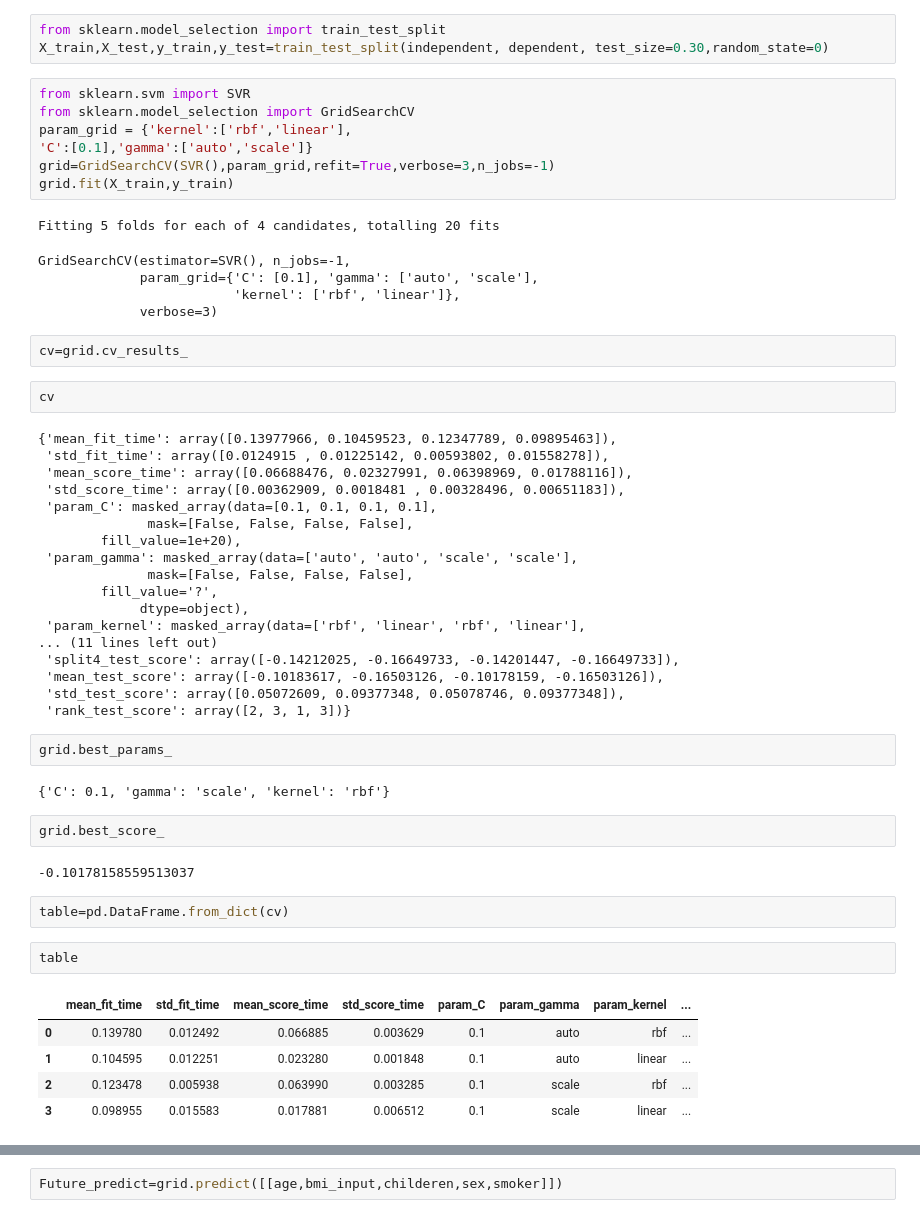
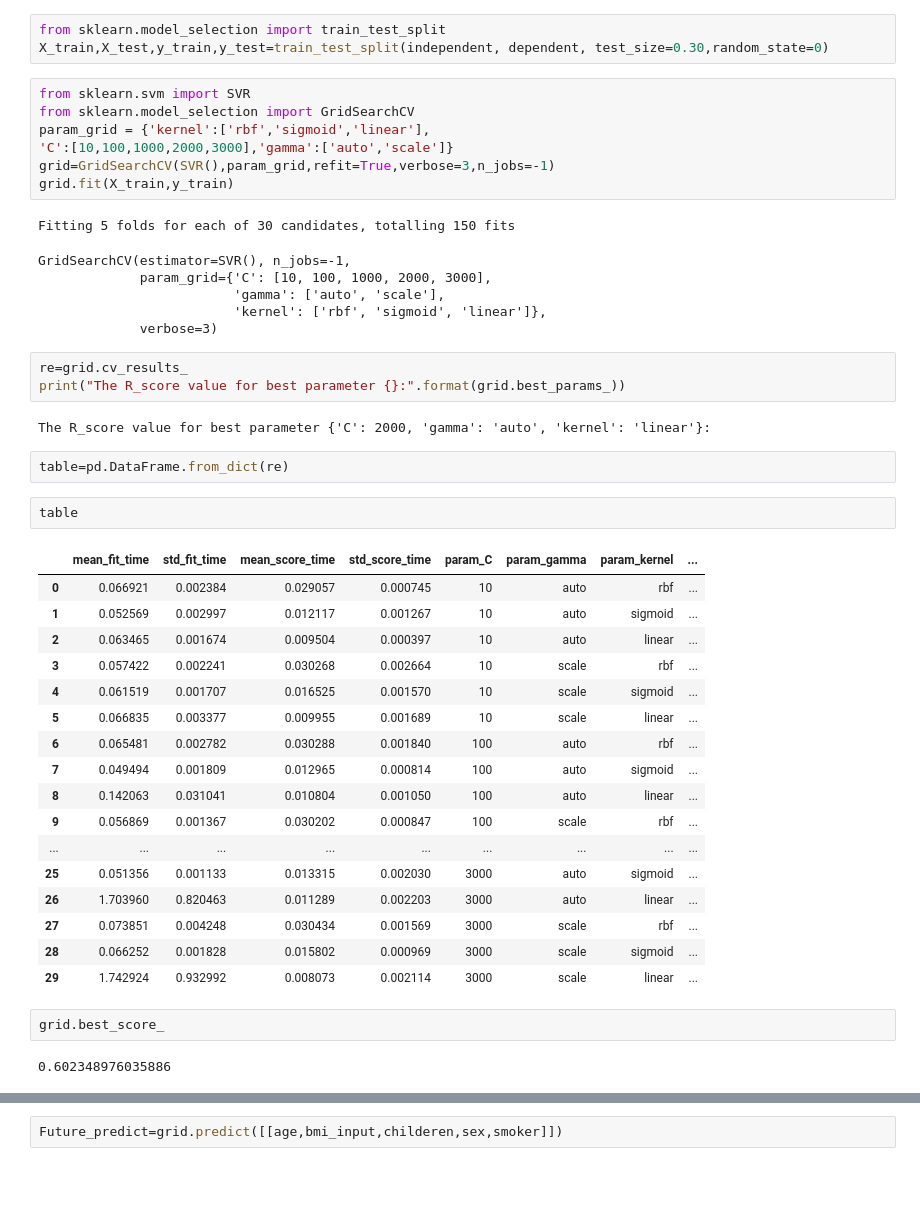
Before and after one commit to GowthamanJayavel/Machine-Learning, a Jupyter notebook: Regression_Assignment/6.SVM-GRID.ipynb, the cells around one changed output, grey strips where cells are left out. Drawn from its saved outputs; the diff is of its cells as text; blank space fills up the shorter version.

```diff
--- a/Regression_Assignment/6.SVM-GRID.ipynb
+++ b/Regression_Assignment/6.SVM-GRID.ipynb
@@ -30,56 +30,48 @@ X_train,X_test,y_train,y_test=train_test_split(independent, dependent, test_size
 # %%
 from sklearn.svm import SVR
 from sklearn.model_selection import GridSearchCV
-param_grid = {'kernel':['rbf','linear'],
-'C':[0.1],'gamma':['auto','scale']}
+param_grid = {'kernel':['rbf','sigmoid','linear'],
+'C':[10,100,1000,2000,3000],'gamma':['auto','scale']}
 grid=GridSearchCV(SVR(),param_grid,refit=True,verbose=3,n_jobs=-1)
 grid.fit(X_train,y_train)
 # %% [output]
-Fitting 5 folds for each of 4 candidates, totalling 20 fits
+Fitting 5 folds for each of 30 candidates, totalling 150 fits
 GridSearchCV(estimator=SVR(), n_jobs=-1,
-             param_grid={'C': [0.1], 'gamma': ['auto', 'scale'],
-                         'kernel': ['rbf', 'linear']},
+             param_grid={'C': [10, 100, 1000, 2000, 3000],
+                         'gamma': ['auto', 'scale'],
+                         'kernel': ['rbf', 'sigmoid', 'linear']},
              verbose=3)
 # %%
-cv=grid.cv_results_
+re=grid.cv_results_
+print("The R_score value for best parameter {}:".format(grid.best_params_))
+# %% [output]
+The R_score value for best parameter {'C': 2000, 'gamma': 'auto', 'kernel': 'linear'}:
 # %%
-cv
+table=pd.DataFrame.from_dict(re)
-# %% [output]
-{'mean_fit_time': array([0.13977966, 0.10459523, 0.12347789, 0.09895463]),
- 'std_fit_time': array([0.0124915 , 0.01225142, 0.00593802, 0.01558278]),
- 'mean_score_time': array([0.06688476, 0.02327991, 0.06398969, 0.01788116]),
- 'std_score_time': array([0.00362909, 0.0018481 , 0.00328496, 0.00651183]),
- 'param_C': masked_array(data=[0.1, 0.1, 0.1, 0.1],
-              mask=[False, False, False, False],
-        fill_value=1e+20),
- 'param_gamma': masked_array(data=['auto', 'auto', 'scale', 'scale'],
-              mask=[False, False, False, False],
-        fill_value='?',
-             dtype=object),
- 'param_kernel': masked_array(data=['rbf', 'linear', 'rbf', 'linear'],
-... (11 lines left out)
- 'split4_test_score': array([-0.14212025, -0.16649733, -0.14201447, -0.16649733]),
- 'mean_test_score': array([-0.10183617, -0.16503126, -0.10178159, -0.16503126]),
- 'std_test_score': array([0.05072609, 0.09377348, 0.05078746, 0.09377348]),
- 'rank_test_score': array([2, 3, 1, 3])}
 # %%
-grid.best_params_
+table
 # %% [output]
-{'C': 0.1, 'gamma': 'scale', 'kernel': 'rbf'}
+|  | mean_fit_time | std_fit_time | mean_score_time | std_score_time | param_C | param_gamma | param_kernel | ... |
+| 0 | 0.066921 | 0.002384 | 0.029057 | 0.000745 | 10 | auto | rbf | ... |
+| 1 | 0.052569 | 0.002997 | 0.012117 | 0.001267 | 10 | auto | sigmoid | ... |
+| 2 | 0.063465 | 0.001674 | 0.009504 | 0.000397 | 10 | auto | linear | ... |
+| 3 | 0.057422 | 0.002241 | 0.030268 | 0.002664 | 10 | scale | rbf | ... |
+| 4 | 0.061519 | 0.001707 | 0.016525 | 0.001570 | 10 | scale | sigmoid | ... |
+| 5 | 0.066835 | 0.003377 | 0.009955 | 0.001689 | 10 | scale | linear | ... |
+| 6 | 0.065481 | 0.002782 | 0.030288 | 0.001840 | 100 | auto | rbf | ... |
+| 7 | 0.049494 | 0.001809 | 0.012965 | 0.000814 | 100 | auto | sigmoid | ... |
+| 8 | 0.142063 | 0.031041 | 0.010804 | 0.001050 | 100 | auto | linear | ... |
+| 9 | 0.056869 | 0.001367 | 0.030202 | 0.000847 | 100 | scale | rbf | ... |
+| ... | ... | ... | ... | ... | ... | ... | ... | ... |
+| 25 | 0.051356 | 0.001133 | 0.013315 | 0.002030 | 3000 | auto | sigmoid | ... |
+| 26 | 1.703960 | 0.820463 | 0.011289 | 0.002203 | 3000 | auto | linear | ... |
+| 27 | 0.073851 | 0.004248 | 0.030434 | 0.001569 | 3000 | scale | rbf | ... |
+| 28 | 0.066252 | 0.001828 | 0.015802 | 0.000969 | 3000 | scale | sigmoid | ... |
+| 29 | 1.742924 | 0.932992 | 0.008073 | 0.002114 | 3000 | scale | linear | ... |
 # %%
 grid.best_score_
 # %% [output]
--0.10178158559513037
+0.602348976035886
-# %%
-table=pd.DataFrame.from_dict(cv)
-# %%
-table
-# %% [output]
-|  | mean_fit_time | std_fit_time | mean_score_time | std_score_time | param_C | param_gamma | param_kernel | ... |
-| 0 | 0.139780 | 0.012492 | 0.066885 | 0.003629 | 0.1 | auto | rbf | ... |
-| 1 | 0.104595 | 0.012251 | 0.023280 | 0.001848 | 0.1 | auto | linear | ... |
-| 2 | 0.123478 | 0.005938 | 0.063990 | 0.003285 | 0.1 | scale | rbf | ... |
-| 3 | 0.098955 | 0.015583 | 0.017881 | 0.006512 | 0.1 | scale | linear | ... |
 # %%
 age=float(input('Age:'))
 bmi_input=float(input('BMI:'))
```
Also changed, not shown: parts of 2 cells of this notebook.
